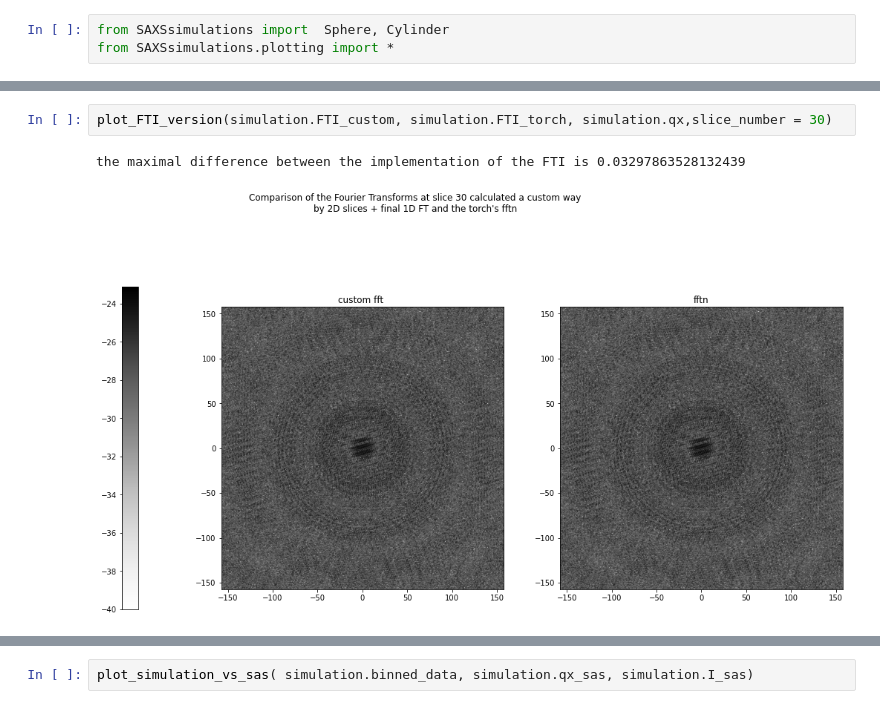
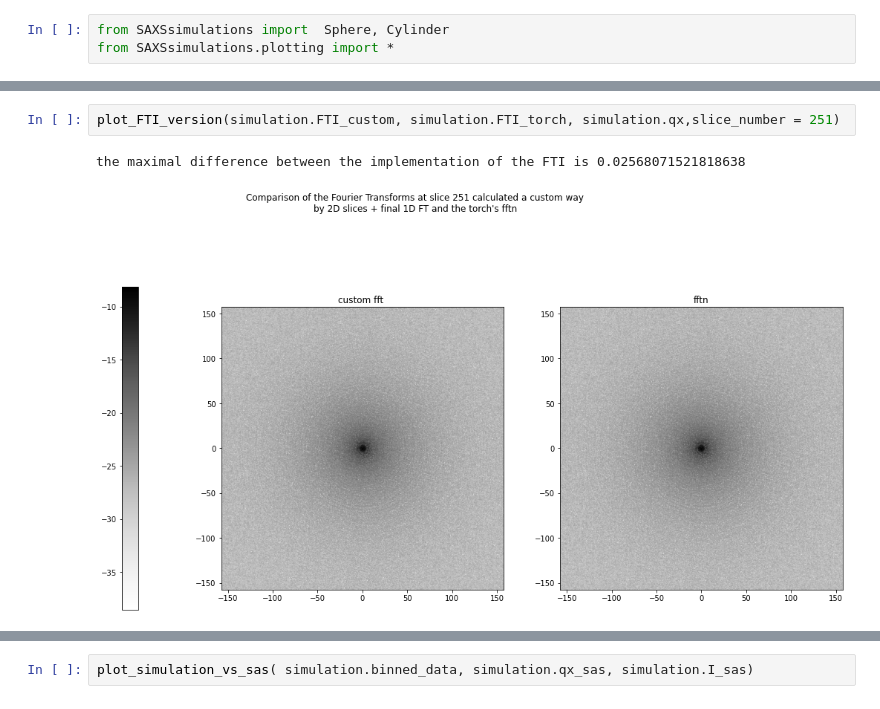
Before and after one commit to sofyalaski/SAXS-simulations, a Jupyter notebook: creating_forms.ipynb, the cells around one changed output, grey strips where cells are left out. Saved outputs shown, nothing was run; the diff lists cells and outputs as text.

```diff
--- a/creating_forms.ipynb
+++ b/creating_forms.ipynb
@@ -26,7 +47,7 @@ simulation.sinc()
 # %%
-plot_FTI_version(simulation.FTI_custom, simulation.FTI_torch, simulation.qx,slice_number = 30)
+plot_FTI_version(simulation.FTI_custom, simulation.FTI_torch, simulation.qx,slice_number = 251)
 # %% [output]
-the maximal difference between the implementation of the FTI is 0.03297863528132439
+the maximal difference between the implementation of the FTI is 0.02568071521818638
-[figure, old version]
+[figure, new version]
 # %%
 import torch
```
Also changed, not shown: parts of 16 cells of this notebook, 4 other files.
